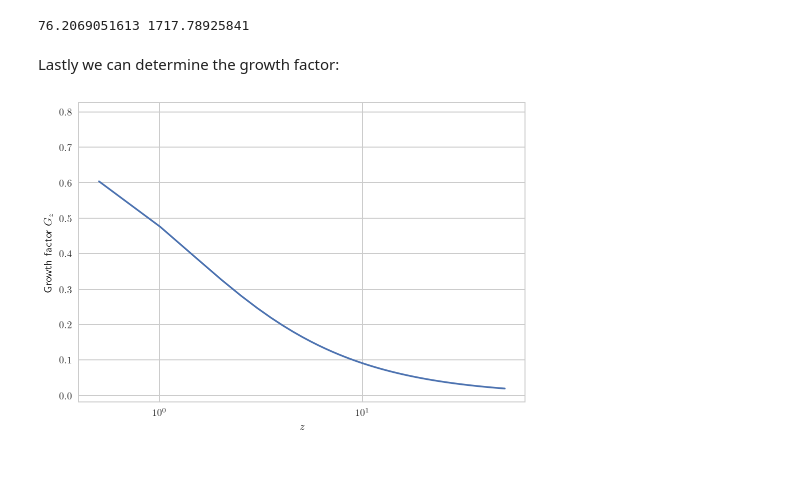
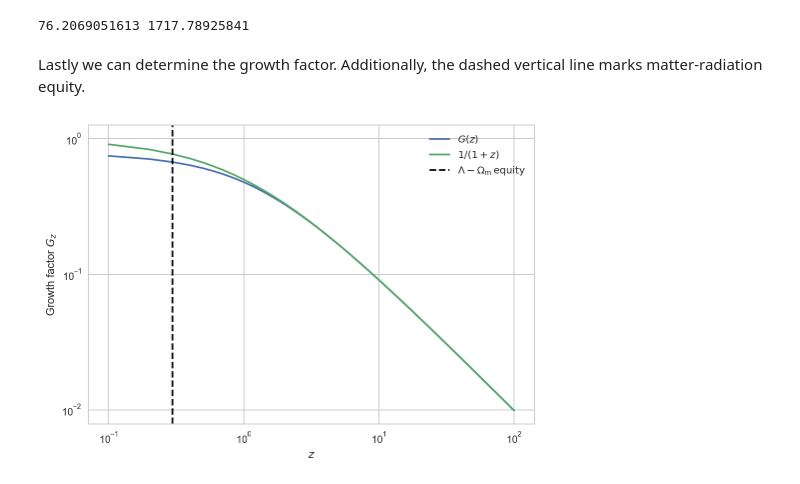
Before and after one commit to DanielLenz/quickspec, a Jupyter notebook: notebooks/cosmology.ipynb, the cells around one changed output. Drawn from its saved outputs; the diff is of its cells as text; code cells hidden in the pictures.

Commit message:
Some more import fixes and other small additions.

```diff
--- a/notebooks/cosmology.ipynb
+++ b/notebooks/cosmology.ipynb
@@ -71,11 +71,24 @@ print(mylcdm.H_x(1.e3), mylcdm.H_x(1.e4))
 # %% [output]
 76.2069051613 1717.78925841
 # %% [markdown]
-Lastly we can determine the growth factor:
+Lastly we can determine the growth factor. Additionally, the dashed vertical line marks matter-radiation equity.
-# %%
-zs = np.linspace(0, 50, 100)
-plt.semilogx(zs, mylcdm.G_z(zs))
-plt.xlabel(r'$z$');
-plt.ylabel(r'Growth factor $G_z$');
-# %% [output]
-[figure, removed]
+# %%
+zs = np.linspace(0, 100, 1000)
+
+# growth factor
+plt.plot(zs, mylcdm.G_z(zs), label=r'$G(z)$')
+
+# 1/(1+z)
+plt.loglog(zs, 1./(1.+zs), label=r'$1/(1+z)$')
+
+# lambda-matter equity
+plt.axvline(x=1./mylcdm.aeq_lm() - 1., ls='--', color='k', label=r'$\Lambda - \Omega_{\rm m}\,\rm equity$')
+
+plt.semilogx()
+
+# labels & legend
+plt.legend()
+plt.xlabel(r'$z$');
+plt.ylabel(r'Growth factor $G_z$');
+# %% [output]
+[figure, added]
```
Also changed, not shown: parts of 1 cell of this notebook, 7 other files.
